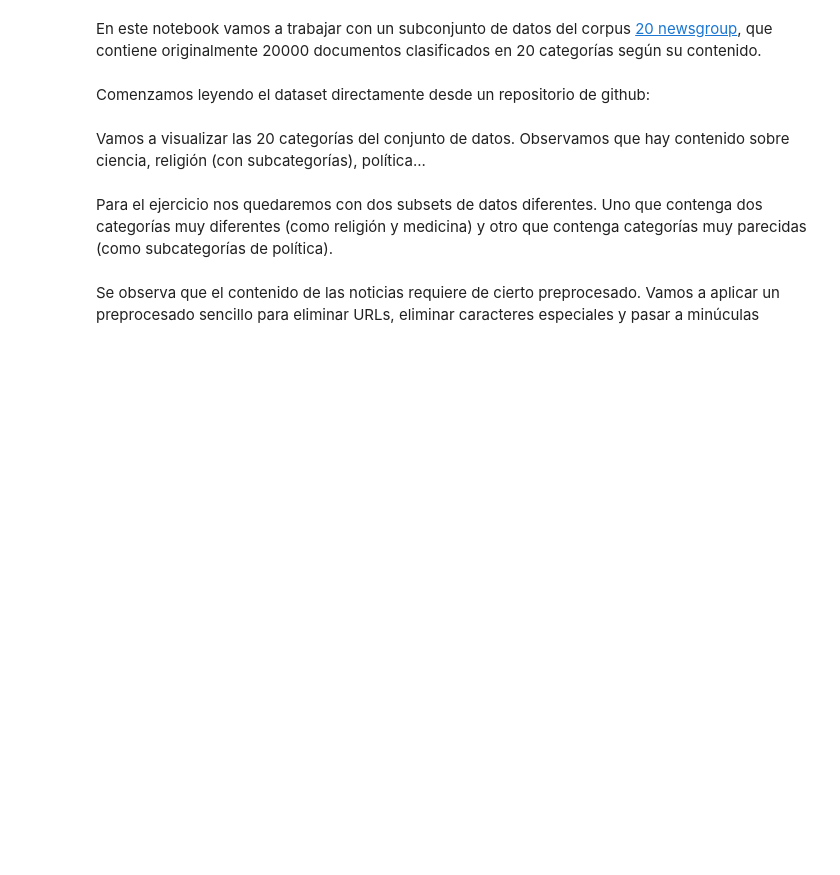
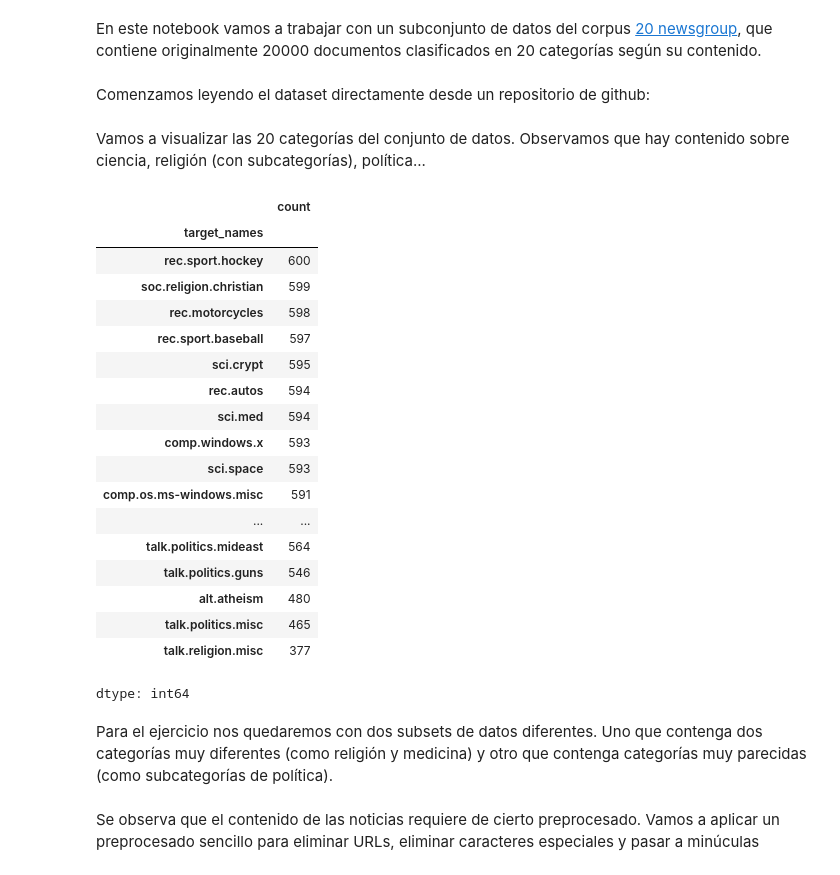
Before and after one commit to antoniotrapote/text-mining, a Jupyter notebook: 03_TextRepresentation_tecnicasEmbedding.ipynb, the cells around one changed output. Saved outputs shown, nothing was run; the diff lists cells and outputs as text; code cells hidden in the pictures; blank space fills up the shorter version.

```diff
--- a/03_TextRepresentation_tecnicasEmbedding.ipynb
+++ b/03_TextRepresentation_tecnicasEmbedding.ipynb
@@ -165,7 +144,27 @@ dataset =pd.read_json("https://raw.githubusercontent.com/selva86/datasets/master
 # %% [markdown]
 Vamos a visualizar las 20 categorías del conjunto de datos. Observamos que hay contenido sobre ciencia, religión (con subcategorías), política...
 # %%
-dataset.target_names.__________   # value_counts()
+dataset.target_names.value_counts()   # value_counts()
+# %% [output]
+|  | count |
+| target_names |  |
+| rec.sport.hockey | 600 |
+| soc.religion.christian | 599 |
+| rec.motorcycles | 598 |
+| rec.sport.baseball | 597 |
+| sci.crypt | 595 |
+| rec.autos | 594 |
+| sci.med | 594 |
+| comp.windows.x | 593 |
+| sci.space | 593 |
+| comp.os.ms-windows.misc | 591 |
+| ... | ... |
+| talk.politics.mideast | 564 |
+| talk.politics.guns | 546 |
+| alt.atheism | 480 |
+| talk.politics.misc | 465 |
+| talk.religion.misc | 377 |
+dtype: int64
 # %% [markdown]
 Para el ejercicio nos quedaremos con dos subsets de datos diferentes. Uno que contenga dos categorías muy diferentes (como religión y medicina) y otro que contenga categorías muy parecidas (como subcategorías de política).
 # %%
```
Also changed, not shown: parts of 18 cells of this notebook.
